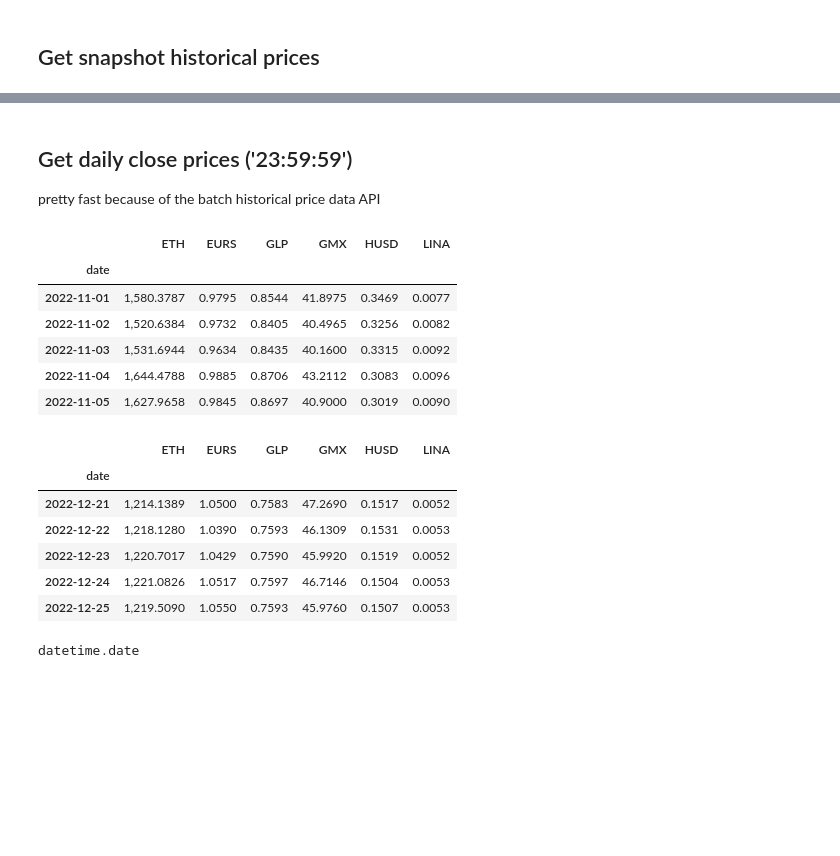
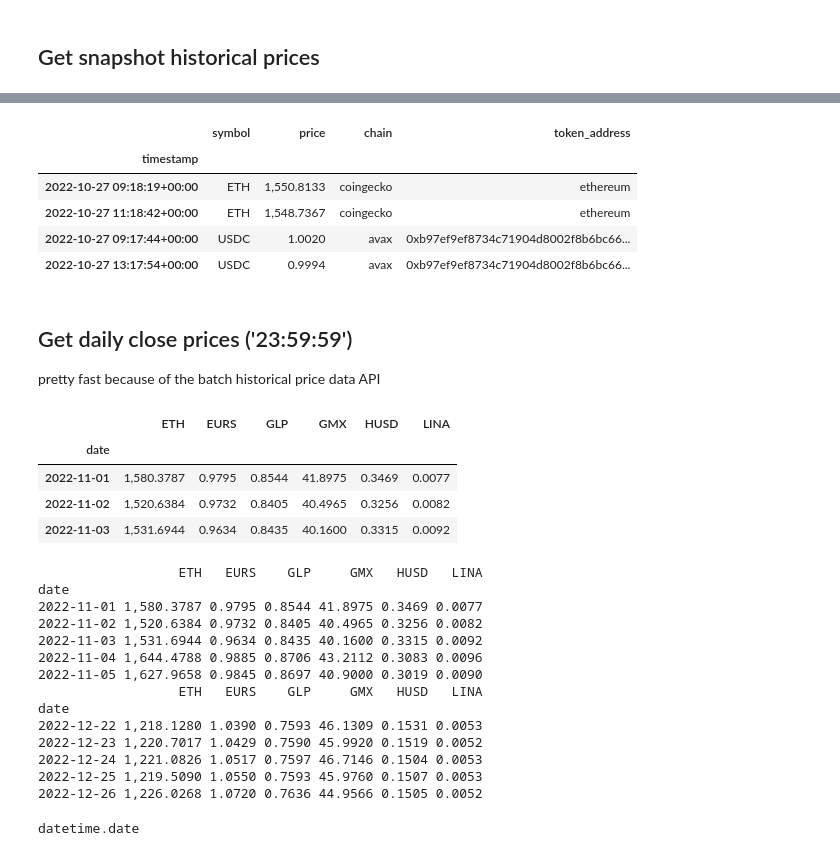
Before and after one commit to coindataschool/defillama2, a Jupyter notebook: notebooks/defillama_api_coins.ipynb, the cells around one changed output, grey strips where cells are left out. Drawn from its saved outputs; the diff is of its cells as text; code cells hidden in the pictures; blank space fills up the shorter version.

```diff
--- a/notebooks/defillama_api_coins.ipynb
+++ b/notebooks/defillama_api_coins.ipynb
@@ -63,28 +82,47 @@ obj.get_tokens_hist_snapshot_prices(dd, '2020-09-15 13:25:43')
+# %%
+dd2 = {"avax:0xb97ef9ef8734c71904d8002f8b6bc66dd9c48a6e":
+            [1666876743, 1666862343], # unix epoch seconds
+      "coingecko:ethereum": [1666869543, 1666862343]}
+obj.get_tokens_hist_batch_prices(dd2)
+# %% [output]
+|  | symbol | price | chain | token_address |
+| timestamp |  |  |  |  |
+| 2022-10-27 09:18:19+00:00 | ETH | 1,550.8133 | coingecko | ethereum |
+| 2022-10-27 11:18:42+00:00 | ETH | 1,548.7367 | coingecko | ethereum |
+| 2022-10-27 09:17:44+00:00 | USDC | 1.0020 | avax | 0xb97ef9ef8734c71904d8002f8b6bc66... |
+| 2022-10-27 13:17:54+00:00 | USDC | 0.9994 | avax | 0xb97ef9ef8734c71904d8002f8b6bc66... |
 # %% [markdown]
 ## Get daily close prices ('23:59:59')
 
 pretty fast because of the batch historical price data API
 # %%
-df = obj.get_daily_open_close(dd, start='2022-11-01', end='2022-12-26', kind='close')
+df = obj.get_daily_open_close(dd, start='2022-11-01', end='2022-11-03', kind='close')
 df.head()
 # %% [output]
 |  | ETH | EURS | GLP | GMX | HUSD | LINA |
 | date |  |  |  |  |  |  |
 | 2022-11-01 | 1,580.3787 | 0.9795 | 0.8544 | 41.8975 | 0.3469 | 0.0077 |
 | 2022-11-02 | 1,520.6384 | 0.9732 | 0.8405 | 40.4965 | 0.3256 | 0.0082 |
 | 2022-11-03 | 1,531.6944 | 0.9634 | 0.8435 | 40.1600 | 0.3315 | 0.0092 |
-| 2022-11-04 | 1,644.4788 | 0.9885 | 0.8706 | 43.2112 | 0.3083 | 0.0096 |
-| 2022-11-05 | 1,627.9658 | 0.9845 | 0.8697 | 40.9000 | 0.3019 | 0.0090 |
 # %%
-df.tail()
+df = obj.get_daily_open_close(dd, start='2022-11-01', end='2022-12-26', kind='close')
+print(df.head())
+print(df.tail())
 # %% [output]
-|  | ETH | EURS | GLP | GMX | HUSD | LINA |
-| date |  |  |  |  |  |  |
-| 2022-12-21 | 1,214.1389 | 1.0500 | 0.7583 | 47.2690 | 0.1517 | 0.0052 |
-| 2022-12-22 | 1,218.1280 | 1.0390 | 0.7593 | 46.1309 | 0.1531 | 0.0053 |
-| 2022-12-23 | 1,220.7017 | 1.0429 | 0.7590 | 45.9920 | 0.1519 | 0.0052 |
-| 2022-12-24 | 1,221.0826 | 1.0517 | 0.7597 | 46.7146 | 0.1504 | 0.0053 |
-| 2022-12-25 | 1,219.5090 | 1.0550 | 0.7593 | 45.9760 | 0.1507 | 0.0053 |
+                  ETH   EURS    GLP     GMX   HUSD   LINA
+date
+2022-11-01 1,580.3787 0.9795 0.8544 41.8975 0.3469 0.0077
+2022-11-02 1,520.6384 0.9732 0.8405 40.4965 0.3256 0.0082
+2022-11-03 1,531.6944 0.9634 0.8435 40.1600 0.3315 0.0092
+2022-11-04 1,644.4788 0.9885 0.8706 43.2112 0.3083 0.0096
+2022-11-05 1,627.9658 0.9845 0.8697 40.9000 0.3019 0.0090
+                  ETH   EURS    GLP     GMX   HUSD   LINA
+date
+2022-12-22 1,218.1280 1.0390 0.7593 46.1309 0.1531 0.0053
+2022-12-23 1,220.7017 1.0429 0.7590 45.9920 0.1519 0.0052
+2022-12-24 1,221.0826 1.0517 0.7597 46.7146 0.1504 0.0053
+2022-12-25 1,219.5090 1.0550 0.7593 45.9760 0.1507 0.0053
+2022-12-26 1,226.0268 1.0720 0.7636 44.9566 0.1505 0.0052
 # %%
 type(df.index[0])
 # %% [output]
```
Also changed, not shown: parts of 12 cells of this notebook, 1 other file.
